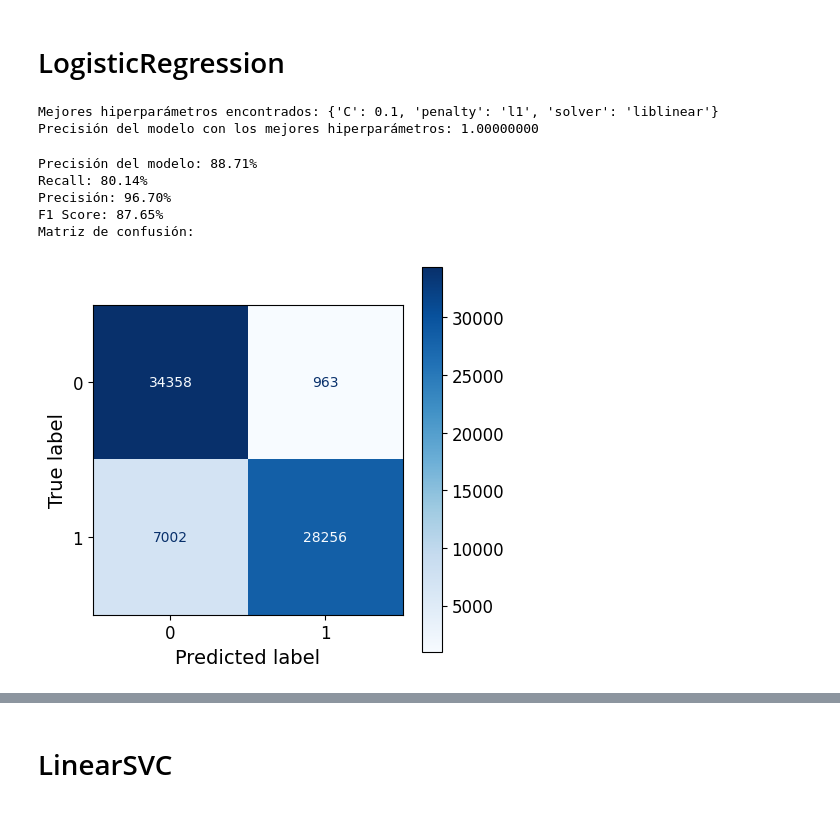
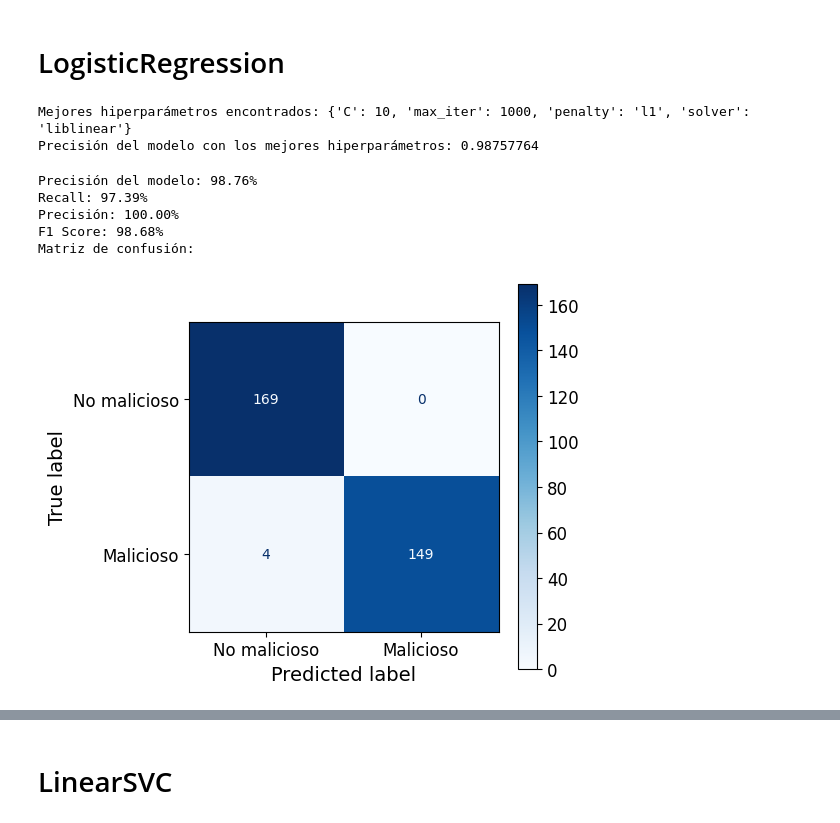
Before and after one commit to fferni01/TFM_Fernando, a Jupyter notebook: ML/clasificacion - sinIps.ipynb, the cells around one changed output, grey strips where cells are left out. Saved outputs shown, nothing was run; the diff lists cells and outputs as text; code cells hidden in the pictures.

```diff
--- a/ML/clasificacion - sinIps.ipynb
+++ b/ML/clasificacion - sinIps.ipynb
@@ -26,8 +26,12 @@ mpl.rc('ytick', labelsize=12)
 import pandas as pd
 #malicious_data = pd.read_csv("TraficoMalo.csv")
 #non_malicious_data = pd.read_csv("TraficoBueno.csv")
-malicious_data = pd.read_csv("TraficoMaloCompleto.csv")
-non_malicious_data = pd.read_csv("TraficoBuenoCompleto.csv")
+#malicious_data = pd.read_csv("TraficoMaloCompleto.csv")
+#non_malicious_data = pd.read_csv("TraficoBuenoCompleto.csv")
+
+
+malicious_data = pd.read_csv("1000sampling.csv")
+non_malicious_data = pd.read_csv("Traficobueno1000.csv")
 # %% [markdown]
 # Limpieza de características
 # %%
@@ -179,13 +156,13 @@ Precisión del modelo con los mejores hiperparámetros: 1.00000000
 from sklearn.neighbors import KNeighborsClassifier
 
 # Crear una instancia del modelo KNeighborsClassifier con los mejores hiperparámetros
-best_model = KNeighborsClassifier(algorithm='auto', leaf_size=10, n_neighbors=3, p=1, weights='uniform')
+best_model1 = KNeighborsClassifier(**best_params)
 
 # Ajustar los datos de entrenamiento con el nuevo modelo
-best_model.fit(X_train, y_train)
+best_model1.fit(X_train, y_train)
 
 # Realizar predicciones utilizando el modelo ajustado
-predictions = best_model.predict(X_test)
+predictions = best_model1.predict(X_test)
 
 # Evaluar el modelo con las predicciones obtenidas
 accuracy = accuracy_score(y_test, predictions)
@@ -278,11 +255,13 @@ from sklearn.metrics import accuracy_score
 param_grid = {
     'penalty': ['l1', 'l2'],
     'C': [0.1, 1, 10],
-    'solver': ['liblinear', 'saga']
+    'solver': ['liblinear', 'saga'],
+    'max_iter': [1000,2000, 3000]
 }
 
+
 # Crear una instancia del modelo LogisticRegression
-model = LogisticRegression(max_iter=1000)
+model = LogisticRegression()
 
 # Aplicar Grid Search
 grid_search = GridSearchCV(model, param_grid, cv=5)
@@ -303,50 +282,50 @@ accuracy = accuracy_score(y_test, predictions)
 print('Mejores hiperparámetros encontrados:', best_params)
 print('Precisión del modelo con los mejores hiperparámetros: {:.8f}'.format(accuracy))
 # %% [output]
-Mejores hiperparámetros encontrados: {'C': 0.1, 'penalty': 'l1', 'solver': 'liblinear'}
-Precisión del modelo con los mejores hiperparámetros: 1.00000000
+Mejores hiperparámetros encontrados: {'C': 10, 'max_iter': 1000, 'penalty': 'l1', 'solver': 'liblinear'}
+Precisión del modelo con los mejores hiperparámetros: 0.98757764
 # %%
 from sklearn.linear_model import LogisticRegression
 from sklearn.metrics import accuracy_score, recall_score, precision_score, f1_score, confusion_matrix, ConfusionMatrixDisplay
 import matplotlib.pyplot as plt
 
 # Crear una instancia del modelo LogisticRegression con los mejores hiperparámetros
-best_model = LogisticRegression(max_iter=1000,penalty='l1', C=0.1, solver='liblinear')
+best_model2 = LogisticRegression(**best_params)
 
 # Ajustar los datos de entrenamiento con el nuevo modelo
-best_model.fit(X_train, y_train)
+best_model2.fit(X_train, y_train)
 
 # Realizar predicciones utilizando el modelo ajustado
-predictions = best_model.predict(X_test)
+predictions = best_model2.predict(X_test)
 
 # Evaluar el modelo con las predicciones obtenidas
 accuracy = accuracy_score(y_test, predictions)
 print('Precisión del modelo: {:.2f}%'.format(accuracy * 100))
 
 # Calcular otras métricas de evaluación
 recall = recall_score(y_test, predictions)
 precision = precision_score(y_test, predictions)
 f1 = f1_score(y_test, predictions)
 
 print('Recall: {:.2f}%'.format(recall * 100))
 print('Precisión: {:.2f}%'.format(precision * 100))
 print('F1 Score: {:.2f}%'.format(f1 * 100))
 
 print("Matriz de confusión:")
 cm = confusion_matrix(y_test, predictions)
-cmd = ConfusionMatrixDisplay(confusion_matrix=cm, display_labels=best_model.classes_)
+cmd = ConfusionMatrixDisplay(confusion_matrix=cm, display_labels=["No malicioso", "Malicioso"])
 
 # Dibuja la matriz de confusión
 fig, ax = plt.subplots(figsize=(5, 5))
 cmd.plot(ax=ax, cmap=plt.cm.Blues)
 plt.show()
 # %% [output]
-Precisión del modelo: 88.71%
-Recall: 80.14%
-Precisión: 96.70%
-F1 Score: 87.65%
+Precisión del modelo: 98.76%
+Recall: 97.39%
+Precisión: 100.00%
+F1 Score: 98.68%
 Matriz de confusión:
-[figure, old version]
+[figure, new version]
 # %%
 model = LogisticRegression(max_iter=1000)
 # Se entrena el modelo con los datos de entrenamiento
```
Also changed, not shown: parts of 17 cells of this notebook, 3 other files.
